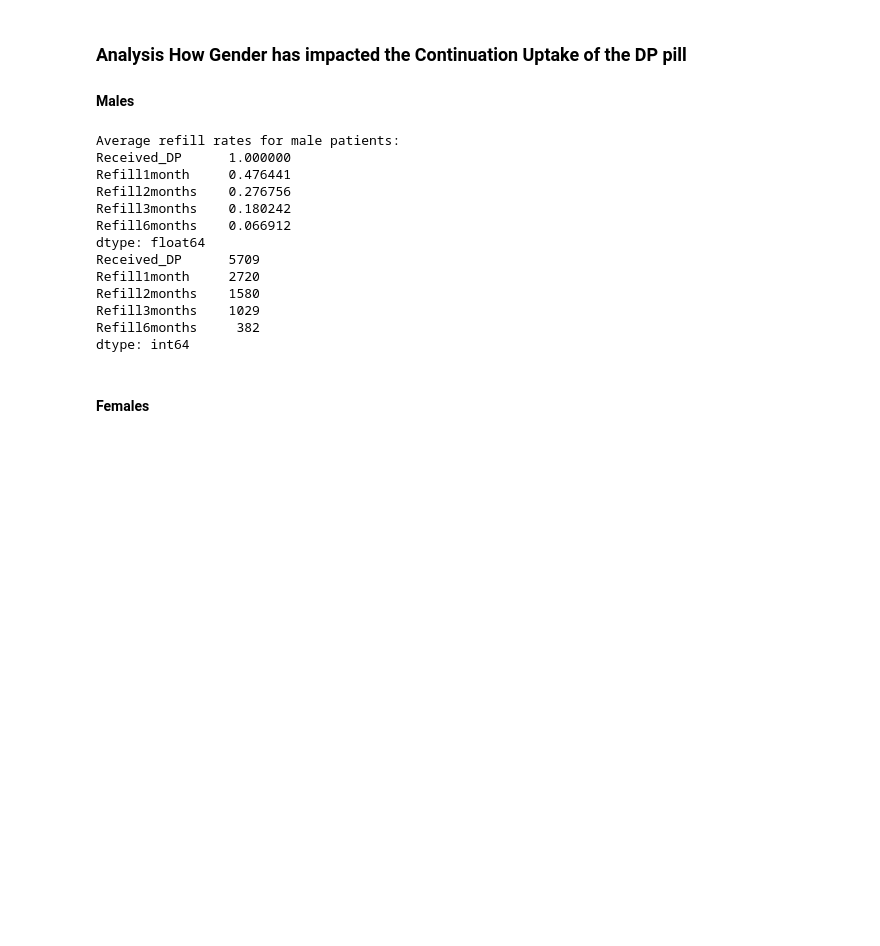
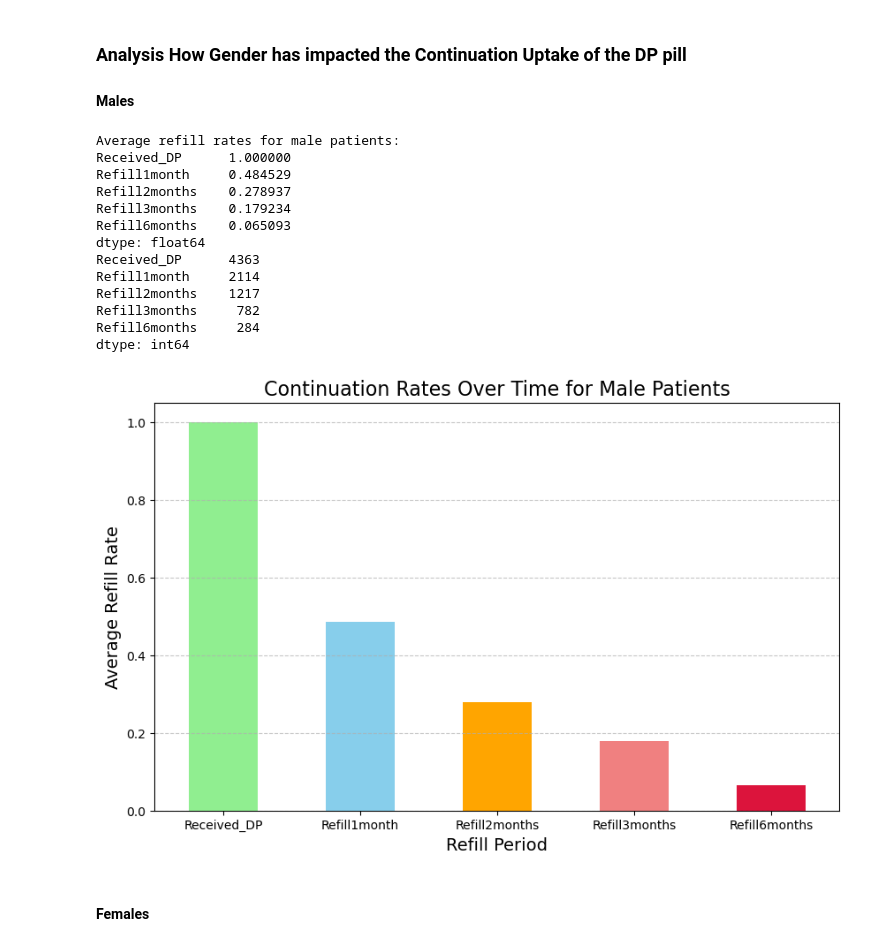
Before and after one commit to xamwango/DP-Uptake-Analysis, a Jupyter notebook: DP Uptake Analysis.ipynb, the cells around one changed output. Saved outputs shown, nothing was run; the diff lists cells and outputs as text; code cells hidden in the pictures; blank space fills up the shorter version.

Commit message:
Further analysis to explore the continuation refill rate of the DP pill

```diff
--- a/DP Uptake Analysis.ipynb
+++ b/DP Uptake Analysis.ipynb
@@ -131,0 +132,9 @@ df = remove_outliers(df, 'Weight_')
+# %%
+# age bins
+age_bins = [15, 25, 35, 45]
+age_labels = ['15-24', '25-34', '35-44']
+
+# Adding an age group column
+df['AgeGroup'] = pd.cut(df['Age'], bins=age_bins, labels=age_labels, right=False)
+
+print(df[['Age', 'AgeGroup']].head())
@@ -265,40 +281,41 @@ dtype: float64
 # %%
 # Filtering the data set only to have those who received counselling
 males_df = df[df['Gender'] == 'M']
 
 # Total number of patients at each refill stage
 Patients_M = males_df[columns_to_average].sum()
 
 # Average refill rates for patients who received counselling
 Average_Refill_Rates_M = males_df[columns_to_average].mean()
 
 print("Average refill rates for male patients:")
 print(Average_Refill_Rates_M)
 print(Patients_M)
 
 # plotting a Bar graph to give a better understanding of continuation rates
 plt.figure(figsize=(10, 6))
 Average_Refill_Rates_M.plot(kind='bar', color=['lightgreen','skyblue', 'orange', 'lightcoral', 'crimson'])
-plt.title('Continuation Rates Over Time for All Patients', fontsize=16)
+plt.title('Continuation Rates Over Time for Male Patients', fontsize=16)
 plt.xlabel('Refill Period', fontsize=14)
 plt.ylabel('Average Refill Rate', fontsize=14)
 plt.xticks(rotation=0)
 plt.grid(axis='y', linestyle='--', alpha=0.7)
 plt.show()
 # %% [output]
 Average refill rates for male patients:
 Received_DP      1.000000
-Refill1month     0.476441
-Refill2months    0.276756
-Refill3months    0.180242
-Refill6months    0.066912
+Refill1month     0.484529
+Refill2months    0.278937
+Refill3months    0.179234
+Refill6months    0.065093
 dtype: float64
-Received_DP      5709
-Refill1month     2720
-Refill2months    1580
-Refill3months    1029
-Refill6months     382
+Received_DP      4363
+Refill1month     2114
+Refill2months    1217
+Refill3months     782
+Refill6months     284
 dtype: int64
+[figure, added]
 # %% [markdown]
 #### Females
 # %%
```
Also changed, not shown: parts of 14 cells of this notebook.
